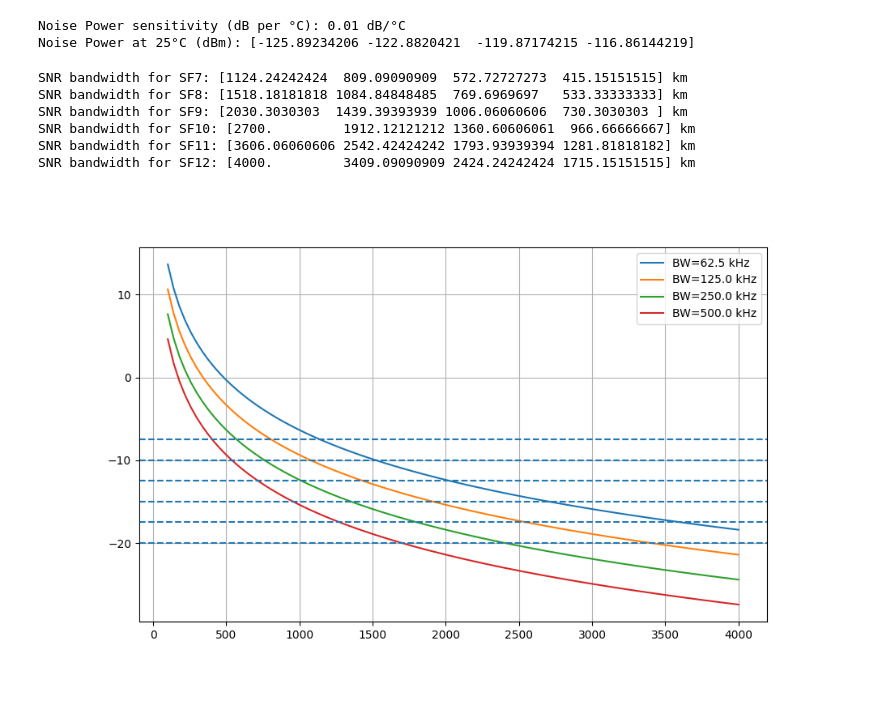
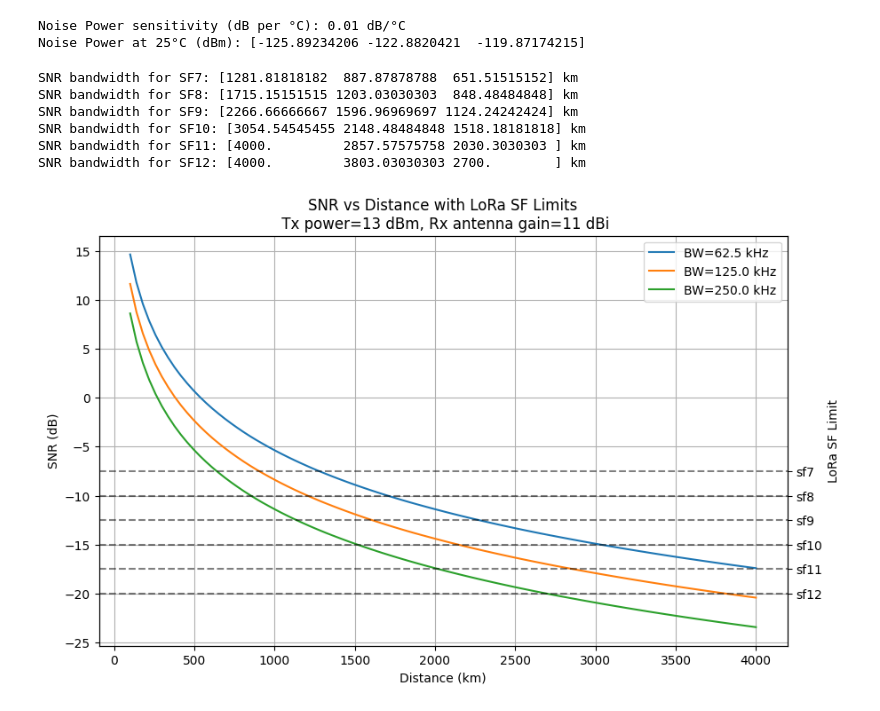
Before and after one commit to kamilix2003/sat-ant, a Jupyter notebook: link_budget.ipynb, the cells around one changed output. Cells and saved outputs as stored; diff of their text form; code cells hidden in the pictures.

```diff
--- a/link_budget.ipynb
+++ b/link_budget.ipynb
@@ -49,16 +60,22 @@ plt.show()
 # %%
-losses = [
-  ("tx power [dBm]", 20),
+tx_power_dbm = 13
+gains = [
+  ("tx power [dBm]", tx_power_dbm),
   ("tx antenna gain [dBi]", 0),
-  ("free space path loss [dB]", -fspl),
-  ("rx antenna gain [dBi]", 0),
+  ("rx antenna gain [dBi]", 11),
+]
+main_losses = [
+  ("free space path loss [dB]", -fspl)
+]
+additional_losses = [
   ("polarization mismatch [dB]", -3),
   ("implementation loss [dB]", -4),
-  ("pointing loss [dB]", 0),
+  ("pointing loss [dB]", -3),
 ]
 
-rx_power_dbm = sum(loss[1] for loss in losses)
+rx_power_dbm = sum(loss[1] for loss in gains) + sum(loss[1] for loss in main_losses) + sum(loss[1] for loss in additional_losses)
 plt.figure(figsize=(10, 6))
+plt.plot(distance / 1e3, -fspl, label='Free Space Path Loss (dB)')
 plt.plot(distance / 1e3, rx_power_dbm, label='Received Power (dBm)')
 plt.xlabel('Distance (km)')
 plt.ylabel('Received Power (dBm)')
@@ -73,7 +90,7 @@ lora_params = {
     62.5*1e3,
     125*1e3,
     250*1e3,
-    500*1e3,
+    # 500*1e3,
   ],
   "cr": [1, 2, 3, 4],
   "sf": [7, 8, 9, 10, 11, 12]
@@ -104,26 +121,40 @@ print(f"Noise Power sensitivity (dB per °C): {dnoise_temp_dbm.mean():.2f} dB/°
 print(f"Noise Power at 25°C (dBm): {noise_power_dbm_25C}")
 # %% [output]
 Noise Power sensitivity (dB per °C): 0.01 dB/°C
-Noise Power at 25°C (dBm): [-125.89234206 -122.8820421  -119.87174215 -116.86144219]
+Noise Power at 25°C (dBm): [-125.89234206 -122.8820421  -119.87174215]
 # %%
 snr_db = rx_power_dbm - noise_power_dbm_25C[:, np.newaxis]
 
 fig = plt.figure(figsize=(10, 6))
 ax_snr = plt.subplot(1, 1, 1)
+ax_sf = ax_snr.twinx()
 ax_snr.plot(distance / 1e3, snr_db.T, label='SNR (dB)')
 ax_snr.legend([f"BW={bw/1e3:.1f} kHz" for bw in lora_params["bw"]])
-for sf in lora_params["sf"]:
+sf_ticks = []
+sf_tick_labels = []
+for i, sf in enumerate(lora_params["sf"]):
   snr_limit_db = lora_snr_limits_db[f"sf{sf}"]["snr_limit"]
-  ax_snr.axhline(snr_limit_db, linestyle='--', label=f'SF{sf} SNR Limit ({snr_limit_db} dB)')
+  ax_sf.axhline(snr_limit_db, linestyle='--', alpha=0.5, color='k')
+  sf_tick_labels.append(f"sf{sf}")
+  sf_ticks.append(snr_limit_db)
   snr_bw = np.argmin(np.abs(snr_db - snr_limit_db), axis=1)
   print(f"SNR bandwidth for SF{sf}: {distance[snr_bw]/1e3} km")
+ax_sf.set_yticks(sf_ticks)
+ax_sf.set_yticklabels(sf_tick_labels)
+ax_sf.set_ylim(ax_snr.get_ylim())
 ax_snr.grid()
+
+ax_snr.set_xlabel('Distance (km)')
+ax_snr.set_ylabel('SNR (dB)')
+ax_sf.set_ylabel('LoRa SF Limit')
+ax_snr.set_title(f'SNR vs Distance with LoRa SF Limits\n Tx power={tx_power_dbm} dBm, Rx antenna gain={gains[2][1]} dBi')
+
 plt.show()
 # %% [output]
-SNR bandwidth for SF7: [1124.24242424  809.09090909  572.72727273  415.15151515] km
-SNR bandwidth for SF8: [1518.18181818 1084.84848485  769.6969697   533.33333333] km
-SNR bandwidth for SF9: [2030.3030303  1439.39393939 1006.06060606  730.3030303 ] km
-SNR bandwidth for SF10: [2700.         1912.12121212 1360.60606061  966.66666667] km
-SNR bandwidth for SF11: [3606.06060606 2542.42424242 1793.93939394 1281.81818182] km
-SNR bandwidth for SF12: [4000.         3409.09090909 2424.24242424 1715.15151515] km
+SNR bandwidth for SF7: [1281.81818182  887.87878788  651.51515152] km
+SNR bandwidth for SF8: [1715.15151515 1203.03030303  848.48484848] km
+SNR bandwidth for SF9: [2266.66666667 1596.96969697 1124.24242424] km
+SNR bandwidth for SF10: [3054.54545455 2148.48484848 1518.18181818] km
+SNR bandwidth for SF11: [4000.         2857.57575758 2030.3030303 ] km
+SNR bandwidth for SF12: [4000.         3803.03030303 2700.        ] km
-[figure, old version]
+[figure, new version]
```
Also changed, not shown: parts of 5 cells of this notebook, 10 other files.
